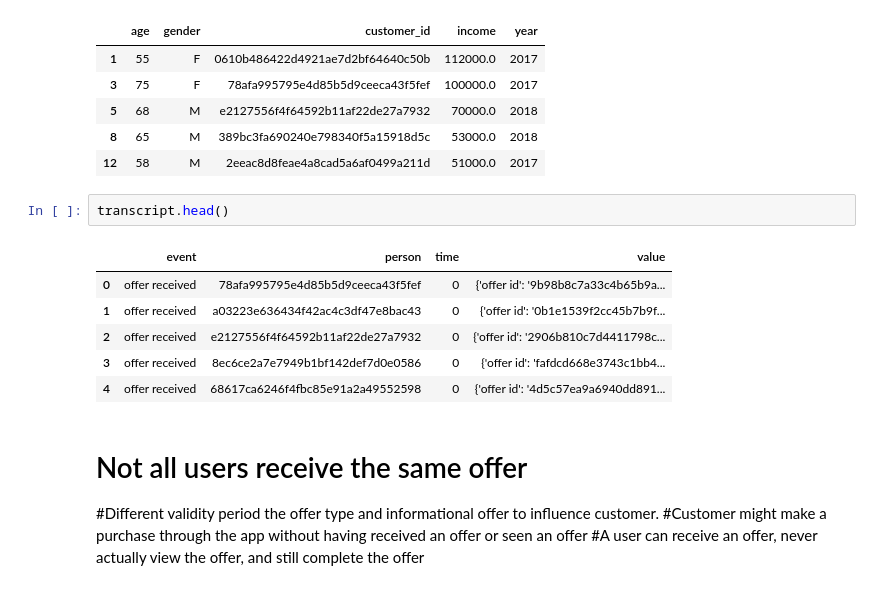
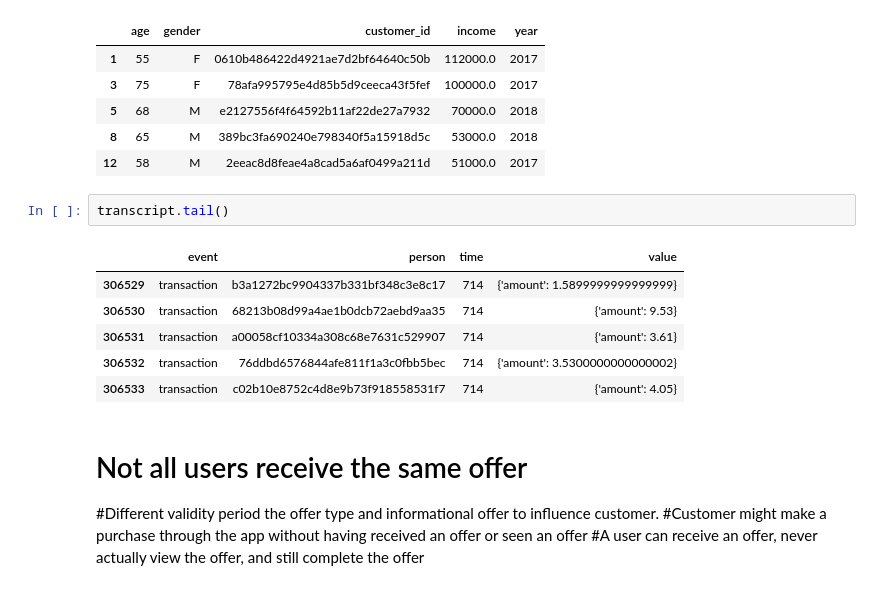
Before and after one commit to sharvaridhote/DataScience-Capstone-Udacity, a Jupyter notebook: Starbucks_Capstone_notebook.ipynb, the cells around one changed output. Drawn from its saved outputs; the diff is of its cells as text.

```diff
--- a/Starbucks_Capstone_notebook.ipynb
+++ b/Starbucks_Capstone_notebook.ipynb
@@ -345,14 +354,14 @@ profile_df.head()
 | 8 | 65 | M | 389bc3fa690240e798340f5a15918d5c | 53000.0 | 2018 |
 | 12 | 58 | M | 2eeac8d8feae4a8cad5a6af0499a211d | 51000.0 | 2017 |
 # %%
-transcript.head()
+transcript.tail()
 # %% [output]
 |  | event | person | time | value |
-| 0 | offer received | 78afa995795e4d85b5d9ceeca43f5fef | 0 | {'offer id': '9b98b8c7a33c4b65b9a... |
-| 1 | offer received | a03223e636434f42ac4c3df47e8bac43 | 0 | {'offer id': '0b1e1539f2cc45b7b9f... |
-| 2 | offer received | e2127556f4f64592b11af22de27a7932 | 0 | {'offer id': '2906b810c7d4411798c... |
-| 3 | offer received | 8ec6ce2a7e7949b1bf142def7d0e0586 | 0 | {'offer id': 'fafdcd668e3743c1bb4... |
-| 4 | offer received | 68617ca6246f4fbc85e91a2a49552598 | 0 | {'offer id': '4d5c57ea9a6940dd891... |
+| 306529 | transaction | b3a1272bc9904337b331bf348c3e8c17 | 714 | {'amount': 1.5899999999999999} |
+| 306530 | transaction | 68213b08d99a4ae1b0dcb72aebd9aa35 | 714 | {'amount': 9.53} |
+| 306531 | transaction | a00058cf10334a308c68e7631c529907 | 714 | {'amount': 3.61} |
+| 306532 | transaction | 76ddbd6576844afe811f1a3c0fbb5bec | 714 | {'amount': 3.5300000000000002} |
+| 306533 | transaction | c02b10e8752c4d8e9b73f918558531f7 | 714 | {'amount': 4.05} |
 # %% [markdown]
 # Not all users receive the same offer
 #Different validity period the offer type and informational offer to influence customer.
```
Also changed, not shown: parts of 31 cells of this notebook.
